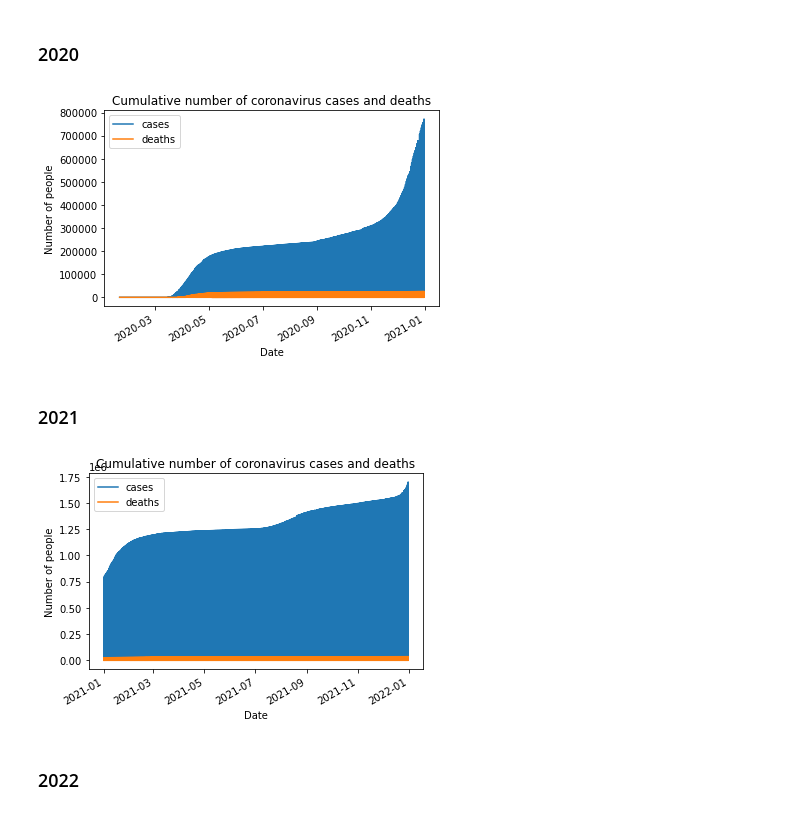
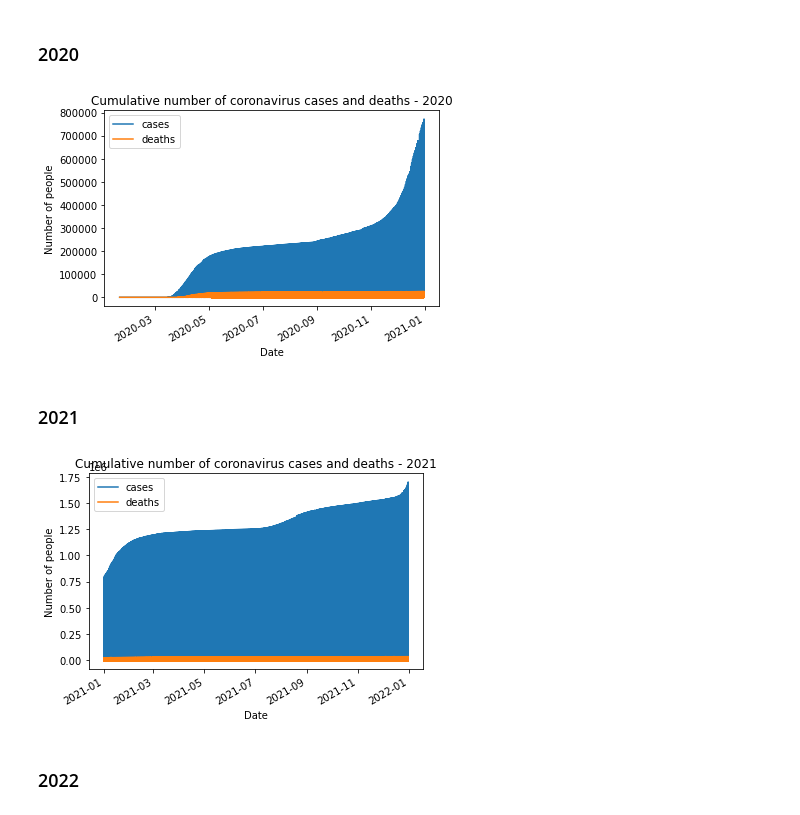
Before and after one commit to saja-aabith/COVID19_insight, a Jupyter notebook: COVID19_insight.ipynb, the cells around one changed output. Saved outputs shown, nothing was run; the diff lists cells and outputs as text; code cells hidden in the pictures.

```diff
--- a/COVID19_insight.ipynb
+++ b/COVID19_insight.ipynb
@@ -96,24 +96,23 @@ import matplotlib.pyplot as plt
 # %%
 nytimes_2020 = pd.read_csv (r'Data/NYTimes/us-counties-2020.txt')
 nytimes_2020.to_csv (r'Data/NYTimes/us-counties-2020.csv', index=None)
 nytimes_2020
 
 nytimes_2020 = nytimes_2020.drop(['county','fips'], axis=1)
 
 nytimes_2020['date'] = pd.to_datetime(nytimes_2020["date"], infer_datetime_format=True)
 nytimes_2020['date']
 
-nytimes_2020['cases'].sum()
-
-nytimes_2020['deaths'].sum()
+nytimes_2020 = nytimes_2020.sort_values(by=["state","cases"])
+nytimes_2020
 
 nytimes_2020.plot(x='date', kind = 'line', use_index=True)
-plt.title("Cumulative number of coronavirus cases and deaths")
+plt.title("Cumulative number of coronavirus cases and deaths - 2020")
 plt.xlabel("Date")
 plt.ylabel("Number of people")
 plt.show()
 # %% [output]
-[figure, old version]
+[figure, new version]
 # %% [markdown]
 ### 2021
 # %%
@@ -126,17 +125,16 @@ nytimes_2021 = nytimes_2021.drop(['county','fips'], axis=1)
 nytimes_2021['date'] = pd.to_datetime(nytimes_2021["date"], infer_datetime_format=True)
 nytimes_2021['date']
 
-nytimes_2021['cases'].sum()
-
-nytimes_2021['deaths'].sum()
+nytimes_2021 = nytimes_2021.sort_values(by=["state","cases"])
+nytimes_2021
 
 nytimes_2021.plot(x='date', kind = 'line', use_index=True)
-plt.title("Cumulative number of coronavirus cases and deaths")
+plt.title("Cumulative number of coronavirus cases and deaths - 2021")
 plt.xlabel("Date")
 plt.ylabel("Number of people")
 plt.show()
 # %% [output]
-[figure, old version]
+[figure, new version]
 # %%
 #nytimes_2021['cases'].plot(x='date', kind='bar')
 #plt.show()
```
Also changed, not shown: parts of 4 cells of this notebook.
